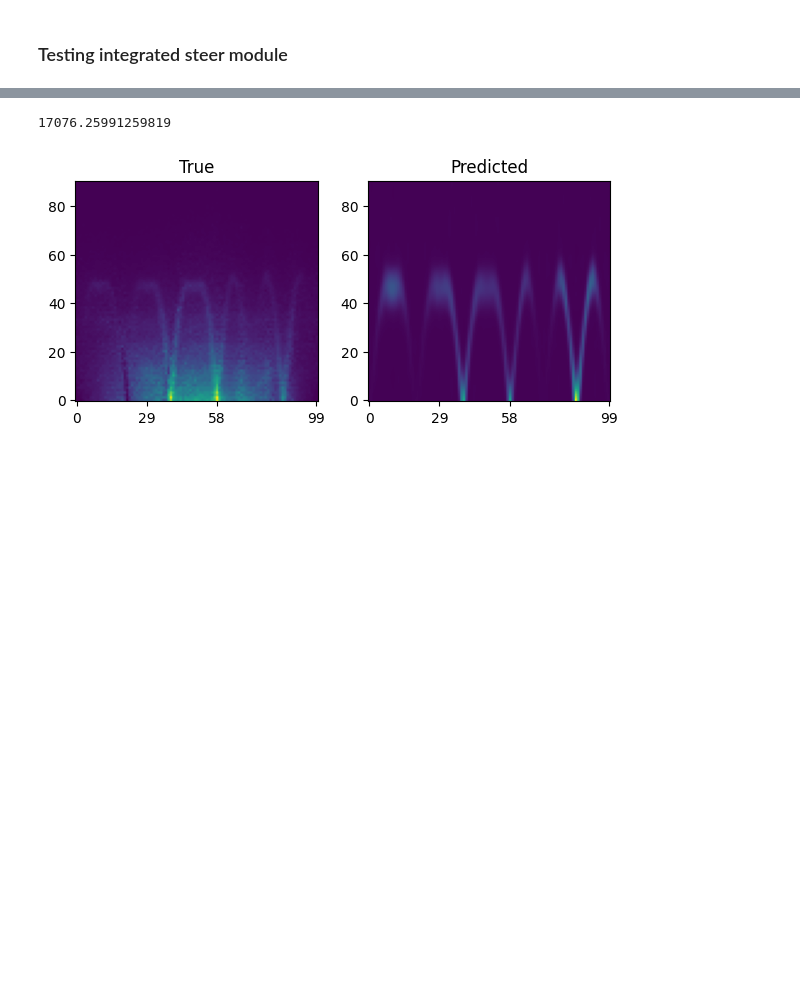
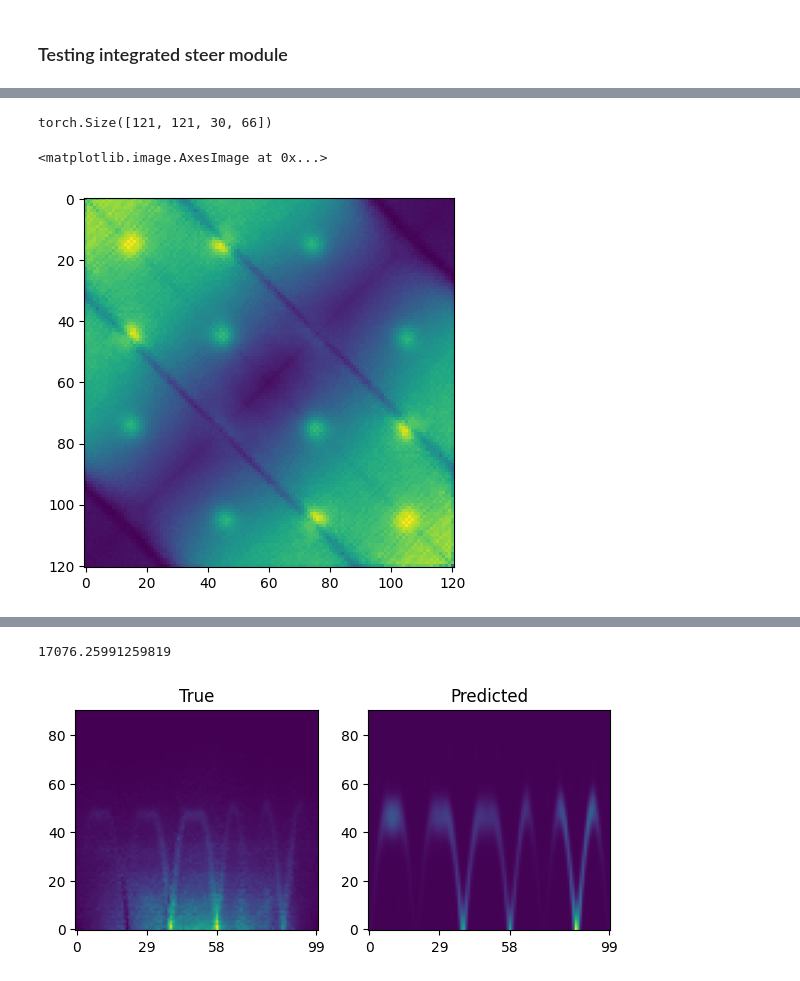
Before and after one commit to zhantaochen/inxs-steering, a Jupyter notebook: steer_loop_real_exp.ipynb, the cells around one changed output, grey strips where cells are left out. Cells and saved outputs as stored; diff of their text form; code cells hidden in the pictures; blank space fills up the shorter version.

```diff
--- a/steer_loop_real_exp.ipynb
+++ b/steer_loop_real_exp.ipynb
@@ -169,0 +180,4 @@ obtained memmap mask name as: mask_h_0.0_2.0_61_k_-2.0_2.0_121_l_-10.0_4.5_30_w_
+# %%
+steer.background.bkg_qw.shape
+# %% [output]
+torch.Size([121, 121, 30, 66])
@@ -169,0 +204,19 @@ obtained memmap mask name as: mask_h_0.0_2.0_61_k_-2.0_2.0_121_l_-10.0_4.5_30_w_
+# %%
+s_pred_sm = gaussian_filter(s_pred, .75)
+# %%
+mask_inner = (hklw_grid[...,:2].norm(dim=-1).numpy() <= 1  ) * (steer.experiment.Sqw > 1e-10).numpy()
+mask_mid   = (hklw_grid[...,:2].norm(dim=-1).numpy() >  1  ) * (hklw_grid[...,:2].norm(dim=-1).numpy() <= 1.8) * (steer.experiment.Sqw > 1e-10).numpy()
+mask_outer = (hklw_grid[...,:2].norm(dim=-1).numpy() >  1.8) * (steer.experiment.Sqw > 1e-10).numpy()
+# %%
+signal = steer.background.bkg_qw.numpy().copy()
+# %%
+signal[mask_inner] += steer.background.scale['inner']['scale_factor'] * s_pred_sm[mask_inner]
+signal[mask_mid  ] += steer.background.scale['mid'  ]['scale_factor'] * s_pred_sm[mask_mid  ]
+signal[mask_outer] += steer.background.scale['outer']['scale_factor'] * s_pred_sm[mask_outer]
+
+# signal *= (steer.experiment.Sqw > 1e-10).numpy()
+# %%
+plt.imshow(signal.sum(-1).sum(-1))
+# %% [output]
+<matplotlib.image.AxesImage at 0x...>
+[figure, added]
```
Also changed, not shown: parts of 23 cells of this notebook, 16 other files.
